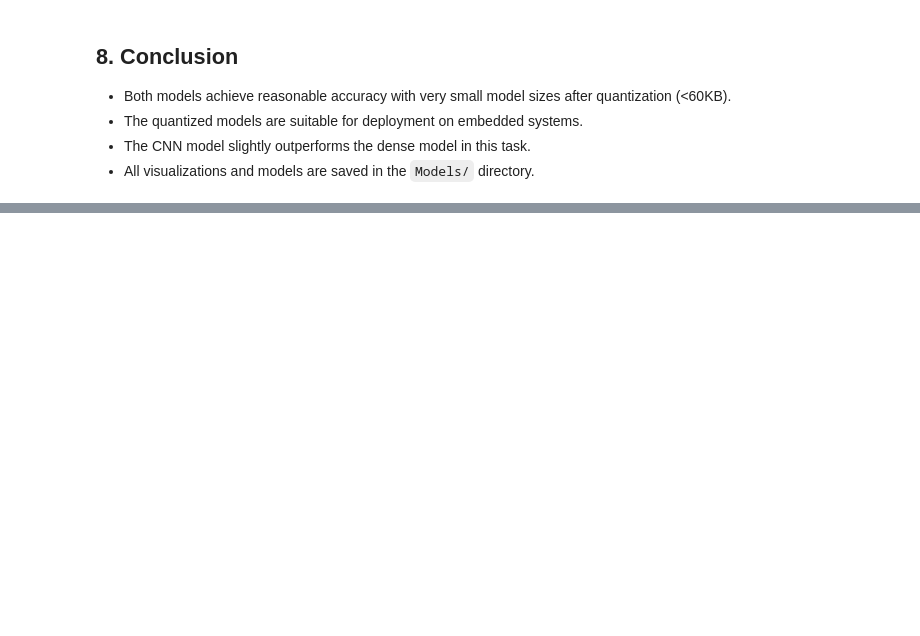
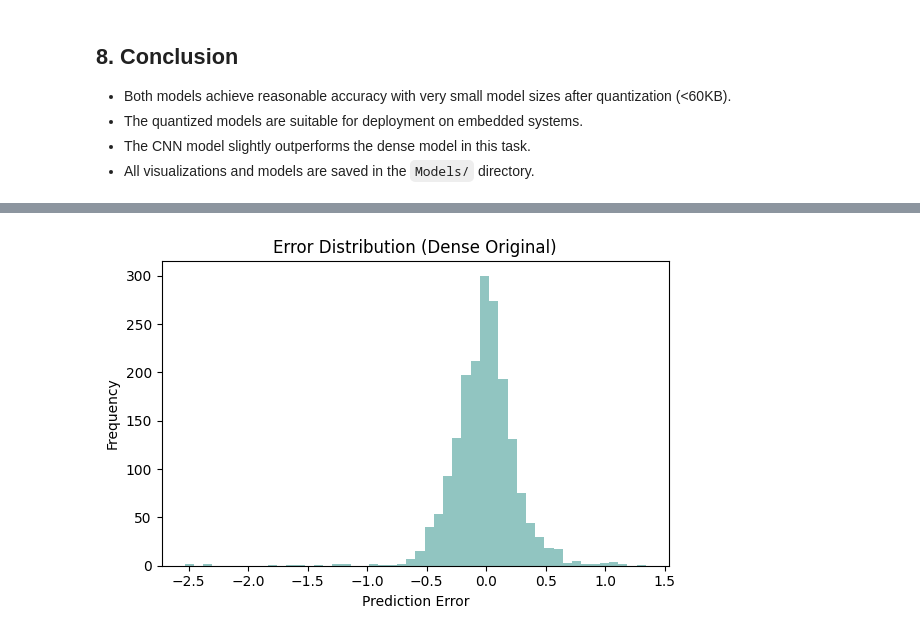
Before and after one commit to Sharif-University-ESRLab/fall2024-embeddedml-benchmark, a Jupyter notebook: Code/AirQualityPrediction/AirQualityPrediction.ipynb, the cells around one changed output, grey strips where cells are left out. Cells and saved outputs as stored; diff of their text form; code cells hidden in the pictures; blank space fills up the shorter version.

```diff
--- a/Code/AirQualityPrediction/AirQualityPrediction.ipynb
+++ b/Code/AirQualityPrediction/AirQualityPrediction.ipynb
@@ -371,0 +677,44 @@ plt.show()
+# %%
+# Visualization: Error Distribution for Best Model (lowest MAE)
+best_idx = results['Test MAE'].idxmin()
+best_model_name = results.iloc[best_idx]['Model']
+
+if 'TFLite' in best_model_name:
+    # TFLite model
+    tflite_path = f"Models/{best_model_name.lower().replace(' ', '_')}.tflite"
+    preds = []
+    interpreter = tf.lite.Interpreter(model_path=tflite_path)
+    interpreter.allocate_tensors()
+    input_details = interpreter.get_input_details()
+    output_details = interpreter.get_output_details()
+    for i in range(len(X_test)):
+        x = X_test[i:i+1].astype(np.float32)
+        scale, zero_point = input_details[0]['quantization']
+        x_q = (x / scale + zero_point).astype(np.int8)
+        interpreter.set_tensor(input_details[0]['index'], x_q)
+        interpreter.invoke()
+        y_q = interpreter.get_tensor(output_details[0]['index'])
+        y_pred = (y_q.astype(np.float32) - output_details[0]['quantization'][1]) * output_details[0]['quantization'][0]
+        preds.append(y_pred[0][0])
+    preds = np.array(preds)
+elif 'RF' in best_model_name:
+    preds = rf_model.predict(X_test)
+else:
+    # Keras model
+    model_map = {
+        'Dense Original': dense_model,
+        'CNN Original': cnn_model,
+        'LSTM Original': lstm_model,
+        'TinyMLP Original': tinymlp_model
+    }
+    preds = model_map[best_model_name].predict(X_test).flatten()
+
+plt.figure(figsize=(6,4))
+plt.hist(preds - y_test, bins=50, color='#76b7b2', alpha=0.8)
+plt.xlabel('Prediction Error')
+plt.ylabel('Frequency')
+plt.title(f'Error Distribution ({best_model_name})')
+plt.tight_layout()
+plt.savefig(f'Figures/{best_model_name.lower().replace(" ", "_")}_error_distribution.png')
+plt.show()
+# %% [output]
@@ -371,0 +723 @@ plt.show()
+[figure, added]
```
Also changed, not shown: parts of 19 cells of this notebook, 20 other files.
